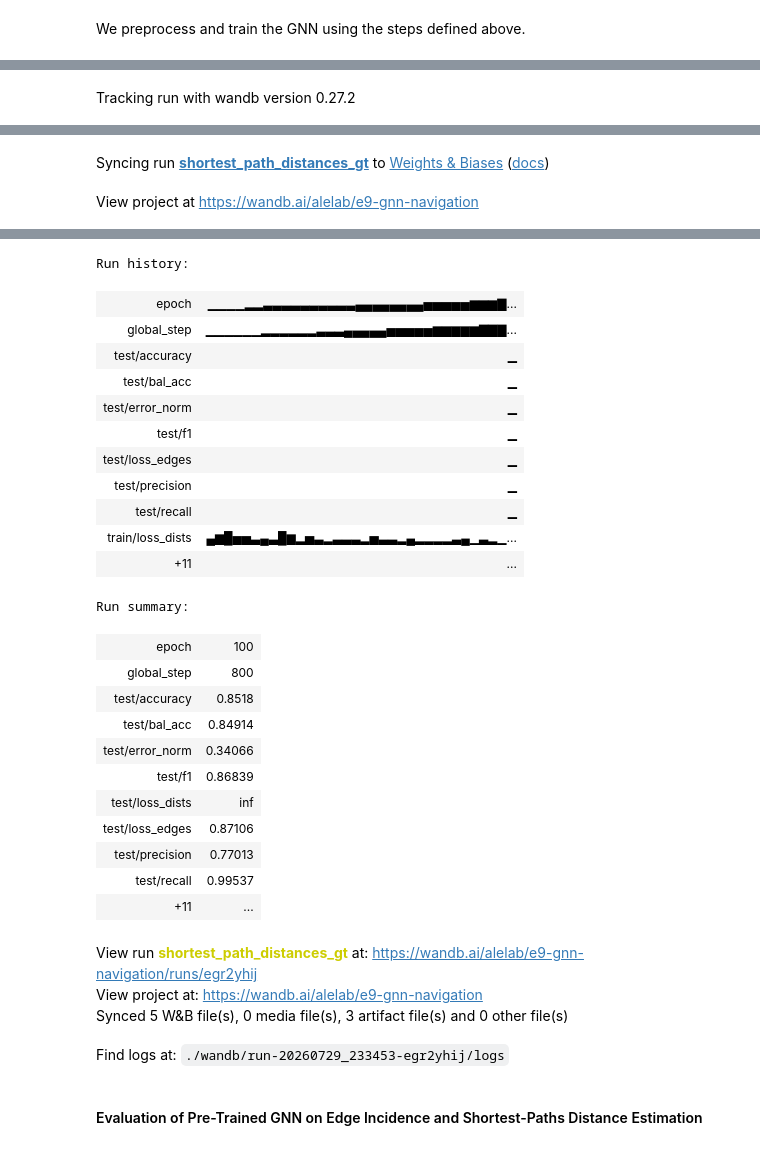
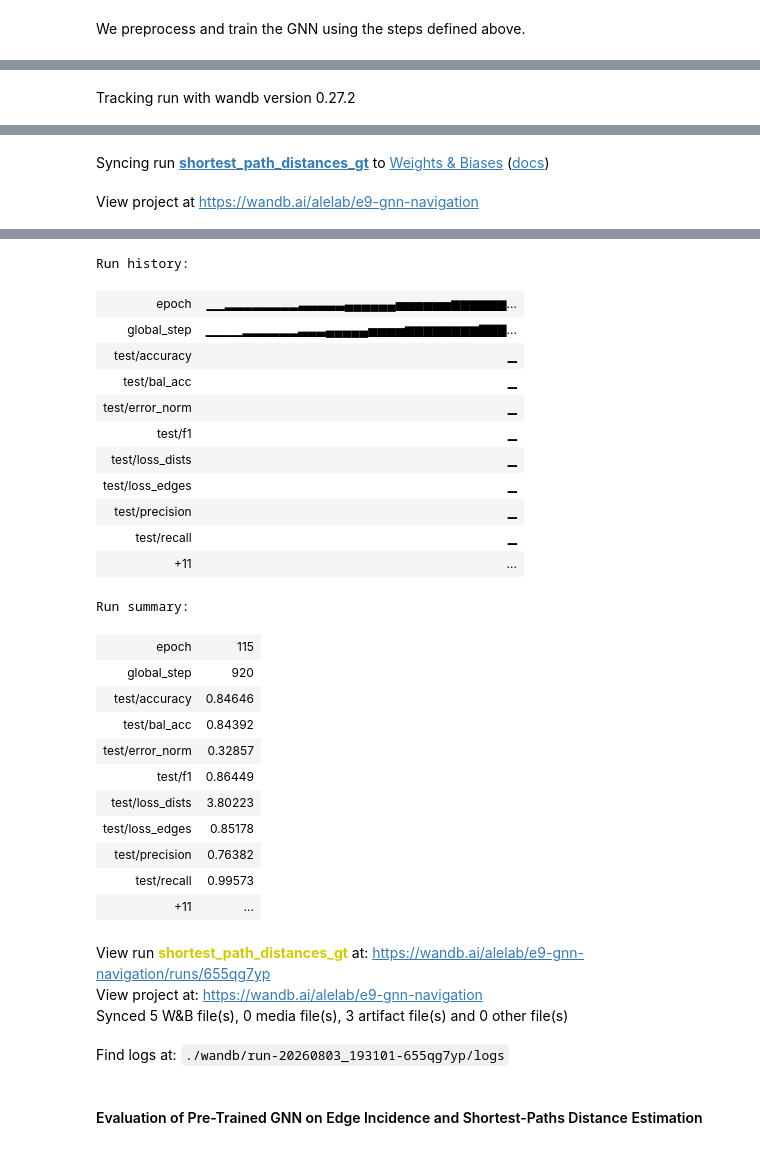
Before and after one commit to jotaporras/GREP, a Jupyter notebook: notebooks/e9_gnn_navigation.ipynb, the cells around one changed output, grey strips where cells are left out. Cells and saved outputs as stored; diff of their text form; code cells hidden in the pictures.

```diff
--- a/notebooks/e9_gnn_navigation.ipynb
+++ b/notebooks/e9_gnn_navigation.ipynb
@@ -256,7 +256,7 @@ class GNNEdgeDetector(nn.Module):
         self.classifier = nn.Sequential(
             nn.Linear(4 * shape, shape),
             nn.LeakyReLU(),
-            nn.Linear(shape, 1)
+            nn.Linear(shape, 1),
         )
         self.graph = Data(
             x=torch.empty((0, 0), dtype=torch.float),
@@ -282,6 +282,10 @@ detector = GNNEdgeDetector(gnn)
 #### Numeric Visualizations with SymPy
 # %% [markdown]
 Using the `render_matrix()` function defined at the very beginning of this notebook, we explore the procedure needed to preprocess a pre-training set for the GNN to reconstruct the graph adjacency given a scene graph PyTorch `Data` object.
+# %%
+# Sampling options and operators.
+_p = lambda v: torch.tensor(v, device='cuda', dtype=torch.float)
+BASE_LOC, BASE_SCALE, CAUCHY_SCALE = _p(0.0), _p(0.1), _p(1.0)
 # %%
 # Prepare a graph from the data to be used in the GNN.
 load_ex_graph = False
@@ -652,11 +684,11 @@ Run history:
 ... (4 outputs left out)
 # %%
 if train_edges:
-    torch.save(detector.state_dict(), '../outputs/e9_multistage_training/suite6/edge_detector.pt')
-    torch.save(detector.gnn.state_dict(), f'../outputs/e9_multistage_training/suite6/edge_detector_{model_type}.pt')
+    torch.save(detector.state_dict(), '../outputs/e9_multistage_training/suite8/edge_detector.pt')
+    torch.save(detector.gnn.state_dict(), f'../outputs/e9_multistage_training/suite8/edge_detector_{model_type}.pt')
 else:
-    detector.load_state_dict(torch.load('../outputs/e9_multistage_training/suite6/edge_detector.pt'))
-    gnn.load_state_dict(torch.load(f'../outputs/e9_multistage_training/suite6/edge_detector_{model_type}.pt'))
+    detector.load_state_dict(torch.load('../outputs/e9_multistage_training/suite8/edge_detector.pt'))
+    gnn.load_state_dict(torch.load(f'../outputs/e9_multistage_training/suite8/edge_detector_{model_type}.pt'))
 # %% [markdown]
 #### Evaluation of Pre-Trained GNN on Edge Incidence
 # %% [markdown]
@@ -723,7 +752,7 @@ class GNNShortestPathsEstimator(nn.Module):
 Using the `render_matrix()` function defined at the very beginning of this notebook, we first explore the procedure needed to preprocess a pre-training set for the GNN to reconstruct the shortest-path distances matrix given a scene graph PyTorch `Data` object.
 # %%
 # Test out the SPD GNN.
-spd_gnn = GNNShortestPathsEstimator(detector.gnn).eval()
+spd_gnn = GNNShortestPathsEstimator(detector.gnn).to(device).eval()
 with torch.no_grad():
     out = spd_gnn(ex_graph).to(device)
 
@@ -861,9 +890,10 @@ def test_loop_dists(dataloader, model, loss_fn, wandb_prefix=None, epoch=None):
                 ]).squeeze(-1).to(device)
             }
 
-            test_loss['dists'] += loss_fn['dists'](preds['dists'], graph.dist).item()
-            error = preds['dists'] / graph.dist
-            error.fill_diagonal_(0)
+            finite = graph.dist.isfinite()
+            test_loss['dists'] += loss_fn['dists'](preds['dists'][finite], graph.dist[finite]).item()
+            offdiag = finite & ~torch.eye(graph.num_nodes, dtype=torch.bool, device=finite.device)
+            error = preds['dists'][offdiag] / graph.dist[offdiag]
             error_norm += torch.std(error - 1, correction=0)
 
             test_loss['edges'] += loss_fn['edges'](preds['edges'], graph.edges_y).item()
@@ -925,6 +955,8 @@ def train_loop_dists(train_dataloader, val_dataloader, test_dataloader, model,
         **loss_hparams(loss_fn['dists']),
         **loss_hparams(loss_fn['edges']),
     })
+    clip_params = [p for group in optimizer.param_groups for p in group['params']]
+
     global_step = 0
     for i in range(epochs):
         # Validation loop.
@@ -947,6 +979,7 @@ def train_loop_dists(train_dataloader, val_dataloader, test_dataloader, model,
 
         print(f"=============\nEpoch #{i + 1}\n=============")
         optimizer.zero_grad()
+        pending = 0
         order = torch.randperm(size)
         reshuffle(train_dataloader.dataset)
         for j, idx in enumerate(order.tolist()):
@@ -959,23 +992,24 @@ def train_loop_dists(train_dataloader, val_dataloader, test_dataloader, model,
                     for k in range(graph.edges_x.shape[1])
                 ]).squeeze(-1).to(device)
             }
-            preds['dists'] = preds['dists']
+            finite = graph.dist.isfinite()
             loss = {
-                'dists': loss_fn['dists'](preds['dists'], graph.dist),
+                'dists': loss_fn['dists'](preds['dists'][finite], graph.dist[finite]),
                 'edges': loss_fn['edges'](preds['edges'], graph.edges_y)
             }
 
             # Backpropagation.
-            loss['dists'] /= graph.num_nodes
-            (((1e-4 * loss['dists']) + loss['edges']) / batch_size).backward()
+            loss['dists'] = loss['dists'] / graph.num_nodes
+            ((loss['dists'] + loss['edges']) / batch_size).backward()
+            pending += 1
             model['edges'].invalidate_cache()
 
             # Optimization and results.
-            if (j + 1) % batch_size == 0:
-                clip_grad_norm_(model['dists'].parameters(), max_norm=1.0)
-                clip_grad_norm_(model['edges'].parameters(), max_norm=1.0)
+            if pending == batch_size:
+                clip_grad_norm_(clip_params, max_norm=1.0)
                 optimizer.step()
                 optimizer.zero_grad()
+                pending = 0
 
                 global_step += 1
                 current = j
@@ -986,8 +1020,13 @@ def train_loop_dists(train_dataloader, val_dataloader, test_dataloader, model,
                     'epoch': i,
                     'global_step': global_step,
                 })
-                print(f"Loss #1: {loss['dists'].item():>7f}  [{current:>5d}/{size:>5d}]")
-                print(f"Loss #2: {loss['edges'].item():>7f}  [{current:>5d}/{size:>5d}]")
+                print(f"Loss: {loss['dists'].item():>7f} | {loss['edges'].item():>7f}  [{current:>5d}/{size:>5d}]")
+
+        if pending:
+            clip_grad_norm_(clip_params, max_norm=1.0)
+            optimizer.step()
+            optimizer.zero_grad()
+            pending = 0
 
     # Early stopping hatch.
     if best_state:
@@ -1044,31 +1083,31 @@ Test Error #2:
 [interactive output not drawn]
 Run history:
-| epoch | ▁▁▁▁▂▂▃▃▃▃▃▃▃▃▃▃▄▄▄▄▄▄▄▄▅▅▅▅▅▆▆▆▇... |
-| global_step | ▁▁▁▁▁▁▂▂▂▂▂▂▃▃▃▄▄▄▄▄▅▅▅▅▅▆▆▆▆▆▇▇▇... |
+| epoch | ▁▁▂▂▂▂▂▂▂▂▃▃▃▃▃▄▄▄▄▄▄▅▅▅▅▅▅▆▆▆▆▆▆... |
+| global_step | ▁▁▁▁▂▂▂▂▂▂▃▃▃▄▄▄▄▄▅▅▅▅▆▆▆▆▆▆▆▆▇▇▇... |
 | test/accuracy | ▁ |
 | test/bal_acc | ▁ |
 | test/error_norm | ▁ |
 | test/f1 | ▁ |
+| test/loss_dists | ▁ |
 | test/loss_edges | ▁ |
 | test/precision | ▁ |
 | test/recall | ▁ |
-| train/loss_dists | ▄▆█▅▅▃▄▃█▆▂▅▃▂▃▃▃▂▅▃▃▂▄▂▂▂▂▃▄▁▃▂▁... |
 | +11 | ... |
 Run summary:
-| epoch | 100 |
-| global_step | 800 |
-| test/accuracy | 0.8518 |
-| test/bal_acc | 0.84914 |
-| test/error_norm | 0.34066 |
-| test/f1 | 0.86839 |
-| test/loss_dists | inf |
-| test/loss_edges | 0.87106 |
-| test/precision | 0.77013 |
-| test/recall | 0.99537 |
+| epoch | 115 |
+| global_step | 920 |
+| test/accuracy | 0.84646 |
+| test/bal_acc | 0.84392 |
+| test/error_norm | 0.32857 |
+| test/f1 | 0.86449 |
+| test/loss_dists | 3.80223 |
+| test/loss_edges | 0.85178 |
+| test/precision | 0.76382 |
+| test/recall | 0.99573 |
 | +11 | ... |
-View run shortest_path_distances_gt at: https://wandb.ai/alelab/e9-gnn-navigation/runs/egr2yhij
+View run shortest_path_distances_gt at: https://wandb.ai/alelab/e9-gnn-navigation/runs/655qg7yp
 View project at: https://wandb.ai/alelab/e9-gnn-navigation
 Synced 5 W&B file(s), 0 media file(s), 3 artifact file(s) and 0 other file(s)
-Find logs at: ./wandb/run-20260729_233453-egr2yhij/logs
+Find logs at: ./wandb/run-20260803_193101-655qg7yp/logs
 # %%
 if train_dists:
```
Also changed, not shown: parts of 34 cells of this notebook.
